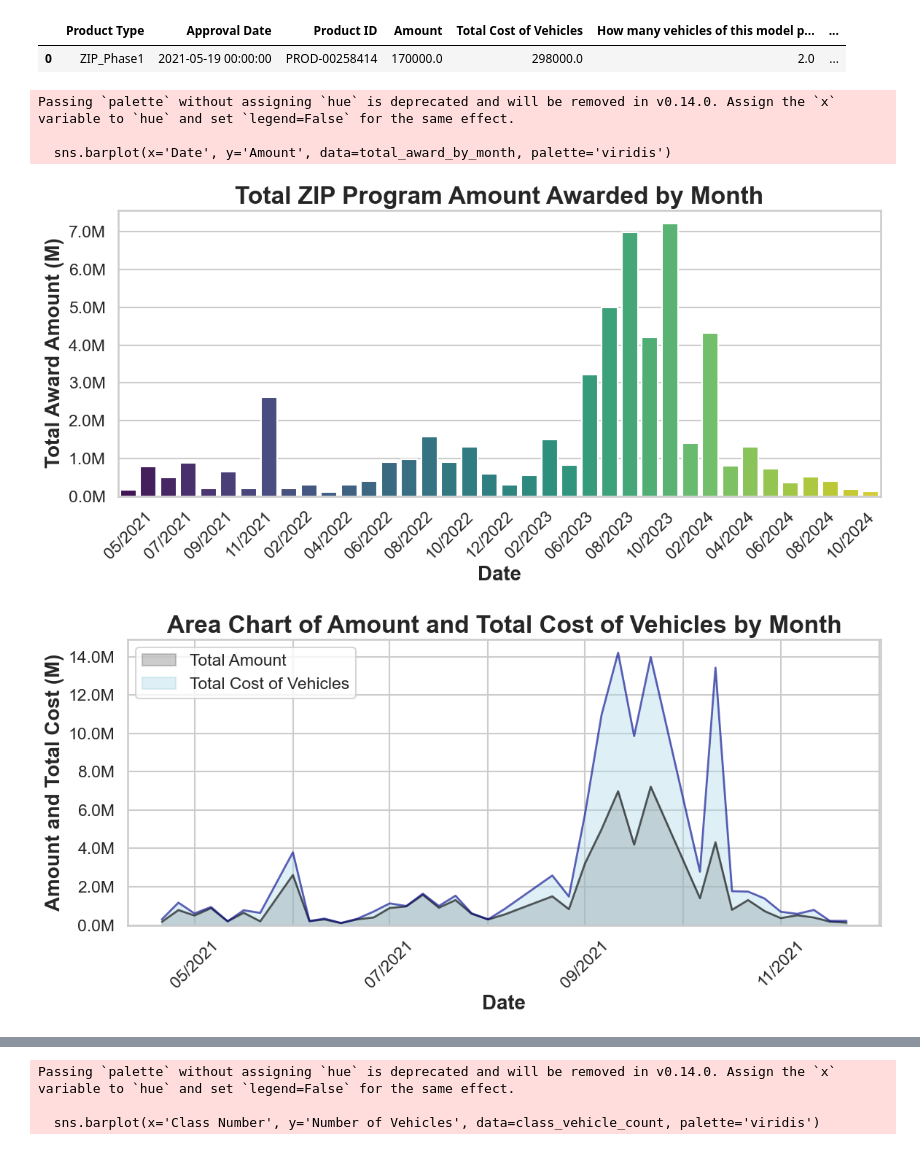
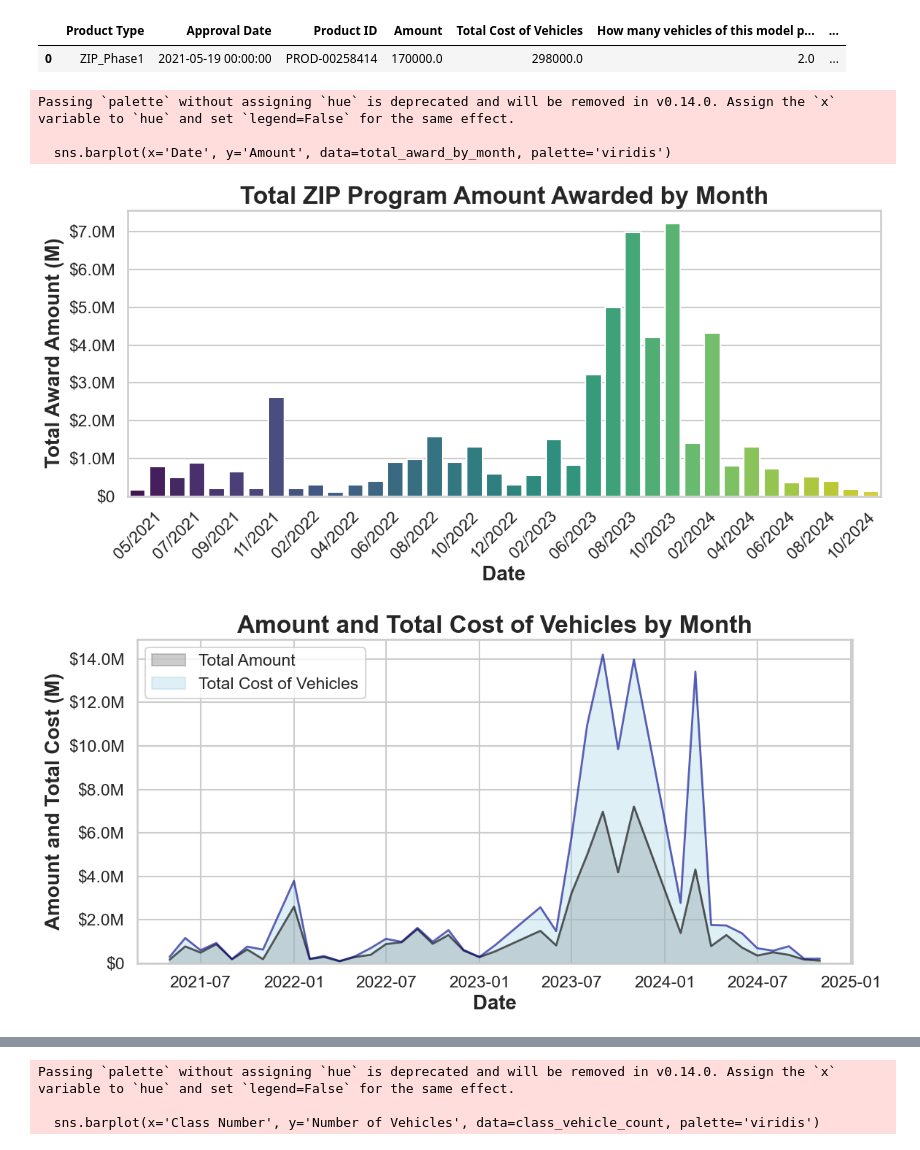
Before and after one commit to Rutgers-Economics-Labs/CleanEnergyFundingF24, a Jupyter notebook: zip.ipynb, the cells around one changed output, grey strips where cells are left out. Cells and saved outputs as stored; diff of their text form; code cells hidden in the pictures.

Commit message:
add more fancy graphs

```diff
--- a/zip.ipynb
+++ b/zip.ipynb
@@ -19,7 +19,17 @@ plt.rcParams.update({
 sns.set_context('talk')
 sns.set_style('whitegrid')
 
+
+def format_num(num, pos, fmt=1e6):
+    """Format numbers for x-axis and y-axis."""
+    if num == 0:
+        return '$0'
+    elif num < fmt / 100:
+        return f'${num:.1f}'
+    else:
+        return f'${num / fmt:.1f}M'
+
 data = pd.read_csv('data/new/ZIP/NJ ZIP Data-To Share.csv')
-data.head()
+data.tail()
 # %% [output]
 |  | Unnamed: 0 | Product Type | Approval Date | Product ID | Amount | Total Cost of Vehicles | ... |
@@ -69,7 +79,7 @@ tick_labels = [total_award_by_month['Date'][int(i)].strftime('%m/%Y') if i % 2 =
 plt.xticks(ticks, tick_labels)
 
 # Format y-axis in millions
-plt.gca().yaxis.set_major_formatter(ticker.FuncFormatter(lambda x, pos: f'{x/1e6:.1f}M'))
+plt.gca().yaxis.set_major_formatter(format_num)
 
 plt.tight_layout()
 plt.show()
@@ -77,37 +87,34 @@ plt.show()
 Passing `palette` without assigning `hue` is deprecated and will be removed in v0.14.0. Assign the `x` variable to `hue` and set `legend=False` for the same effect.
 
   sns.barplot(x='Date', y='Amount', data=total_award_by_month, palette='viridis')
-[figure, old version]
+[figure, new version]
 # %%
 plt.figure(figsize=(12, 6))
 plt.fill_between(total_award_by_month['Date'], total_award_by_month['Amount'], color='gray', alpha=0.4, label='Total Amount')
 plt.plot(total_award_by_month['Date'], total_award_by_month['Amount'], color='black', alpha=0.6, linewidth=2)
 
 # Adding Total Cost of Vehicles
 plt.fill_between(total_award_by_month['Date'], data.groupby(data['Date'].dt.to_period('M'))['Total Cost of Vehicles'].sum().reset_index()['Total Cost of Vehicles'], color='lightblue', alpha=0.4, label='Total Cost of Vehicles')
 plt.plot(total_award_by_month['Date'], data.groupby(data['Date'].dt.to_period('M'))['Total Cost of Vehicles'].sum().reset_index()['Total Cost of Vehicles'], color='darkblue', alpha=0.6, linewidth=2)
 
-plt.title('Area Chart of Amount and Total Cost of Vehicles by Month', fontsize=24)
+plt.title('Amount and Total Cost of Vehicles by Month', fontsize=24)
 plt.xlabel('Date', fontsize=20)
 plt.ylabel('Amount and Total Cost (M)', fontsize=20)
 
 # Format x-axis with every other label and "%m/%Y"
-plt.xticks(rotation=45)
-ticks = plt.gca().get_xticks()
-tick_labels = [total_award_by_month['Date'][int(i)].strftime('%m/%Y') if i % 2 == 0 else '' for i in range(len(ticks))]
-plt.xticks(ticks, tick_labels)
+plt.xticks(rotation=0)
 
 # Format y-axis in millions
-plt.gca().yaxis.set_major_formatter(ticker.FuncFormatter(lambda x, pos: f'{x/1e6:.1f}M'))
+plt.gca().yaxis.set_major_formatter(ticker.FuncFormatter(format_num))
 
 # Add legend
 plt.legend()
 
 plt.ylim(0)
 
 plt.tight_layout()
 plt.show()
 # %% [output]
-[figure, old version]
+[figure, new version]
 # %%
 plt.figure(figsize=(12, 6))
```
Also changed, not shown: parts of 4 cells of this notebook, 13 other files.
